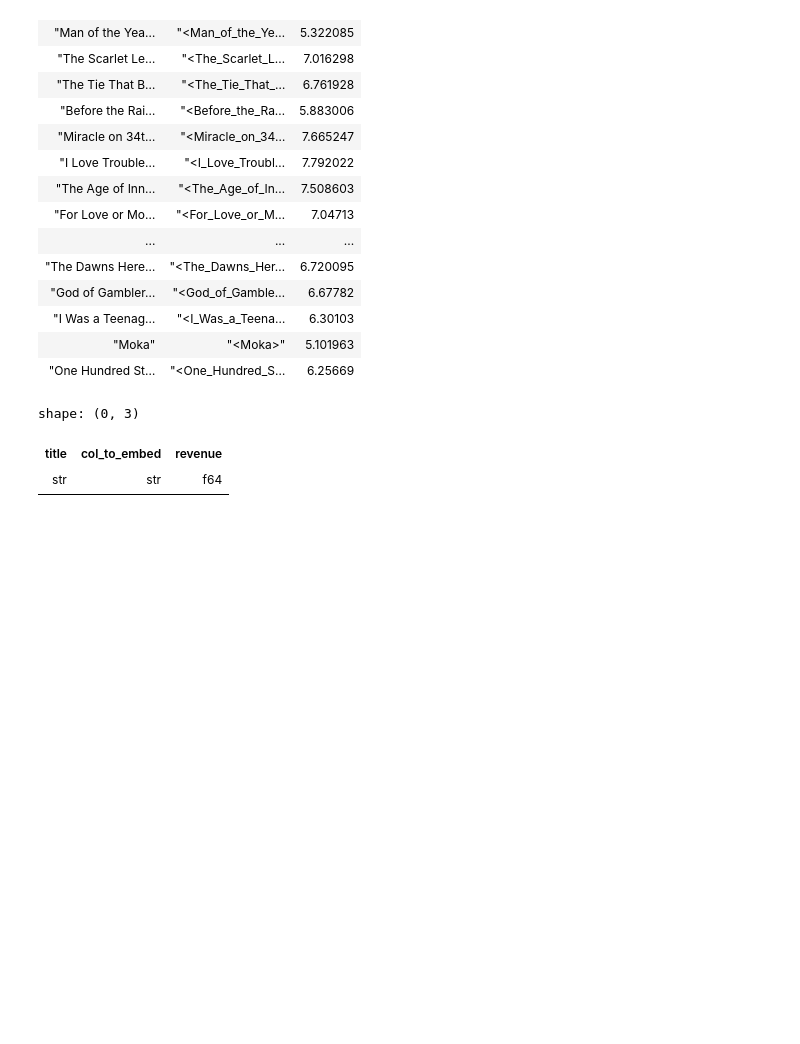
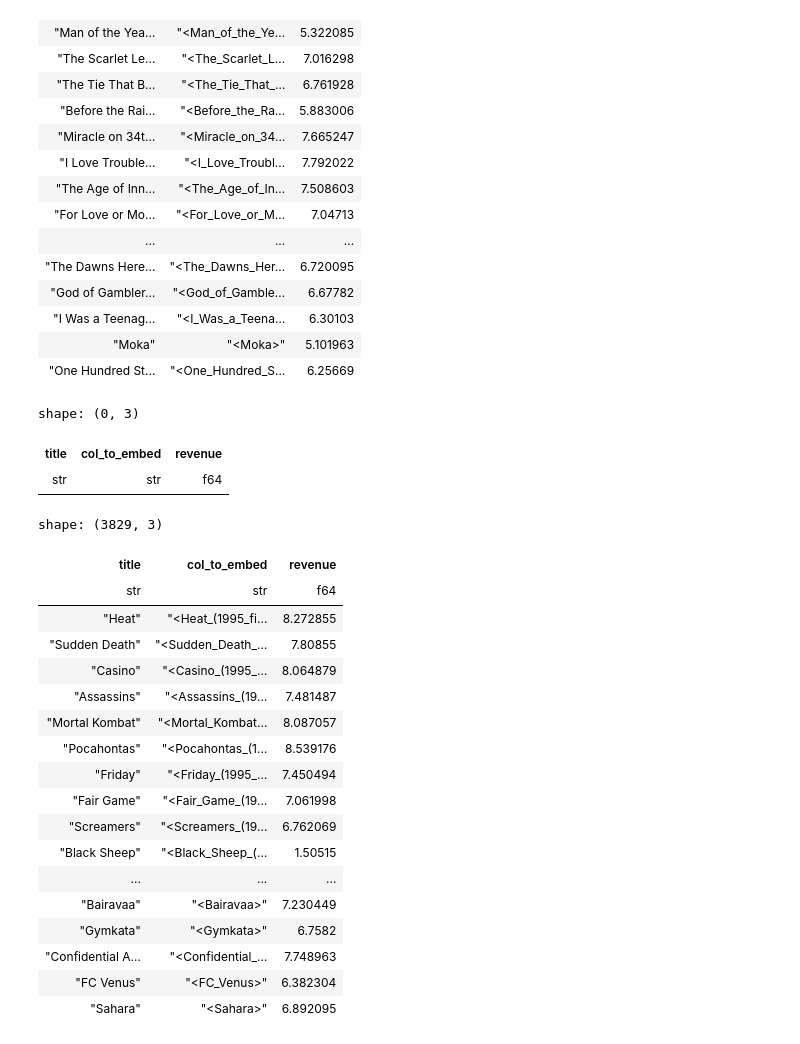
Before and after one commit to rcap107/YADL, a Jupyter notebook: notebooks/Eval KEN datasets.ipynb, the cells around one changed output. Saved outputs shown, nothing was run; the diff lists cells and outputs as text; code cells hidden in the pictures; blank space fills up the shorter version.

```diff
--- a/notebooks/Eval KEN datasets.ipynb
+++ b/notebooks/Eval KEN datasets.ipynb
@@ -346,6 +344,7 @@ for jj in [3,2,1]:
     ).select(
         [
             pl.col("title"),
+            pl.col("release_date"),
             pl.col(f"title_format_{jj}").alias("col_to_embed"),
             pl.col("revenue").log10(),
         ]
@@ -353,7 +352,8 @@ for jj in [3,2,1]:
     selected.append(newdf)
 
 df_final=pl.concat(selected)
-df_final.write_parquet(Path(dataset_dir, "movie-revenues-target.parquet"))
+
+# df_final.write_parquet(Path(dataset_dir, "movie-revenues-target.parquet"))
 # %% [markdown]
 Now I am loading the target dataset that was prepared for KEN and compare it to what I have.
 # %%
@@ -440,3 +440,25 @@ df_final.filter(
 shape: (0, 3)
 | title | col_to_embed | revenue |
 | str | str | f64 |
+# %%
+df_final
+# %% [output]
+shape: (3829, 3)
+| title | col_to_embed | revenue |
+| str | str | f64 |
+| "Heat" | "<Heat_(1995_fi… | 8.272855 |
+| "Sudden Death" | "<Sudden_Death_… | 7.80855 |
+| "Casino" | "<Casino_(1995_… | 8.064879 |
+| "Assassins" | "<Assassins_(19… | 7.481487 |
+| "Mortal Kombat" | "<Mortal_Kombat… | 8.087057 |
+| "Pocahontas" | "<Pocahontas_(1… | 8.539176 |
+| "Friday" | "<Friday_(1995_… | 7.450494 |
+| "Fair Game" | "<Fair_Game_(19… | 7.061998 |
+| "Screamers" | "<Screamers_(19… | 6.762069 |
+| "Black Sheep" | "<Black_Sheep_(… | 1.50515 |
+| ... | ... | ... |
+| "Bairavaa" | "<Bairavaa>" | 7.230449 |
+| "Gymkata" | "<Gymkata>" | 6.7582 |
+| "Confidential A… | "<Confidential_… | 7.748963 |
+| "FC Venus" | "<FC_Venus>" | 6.382304 |
+| "Sahara" | "<Sahara>" | 6.892095 |
```
Also changed, not shown: parts of 3 cells of this notebook.
